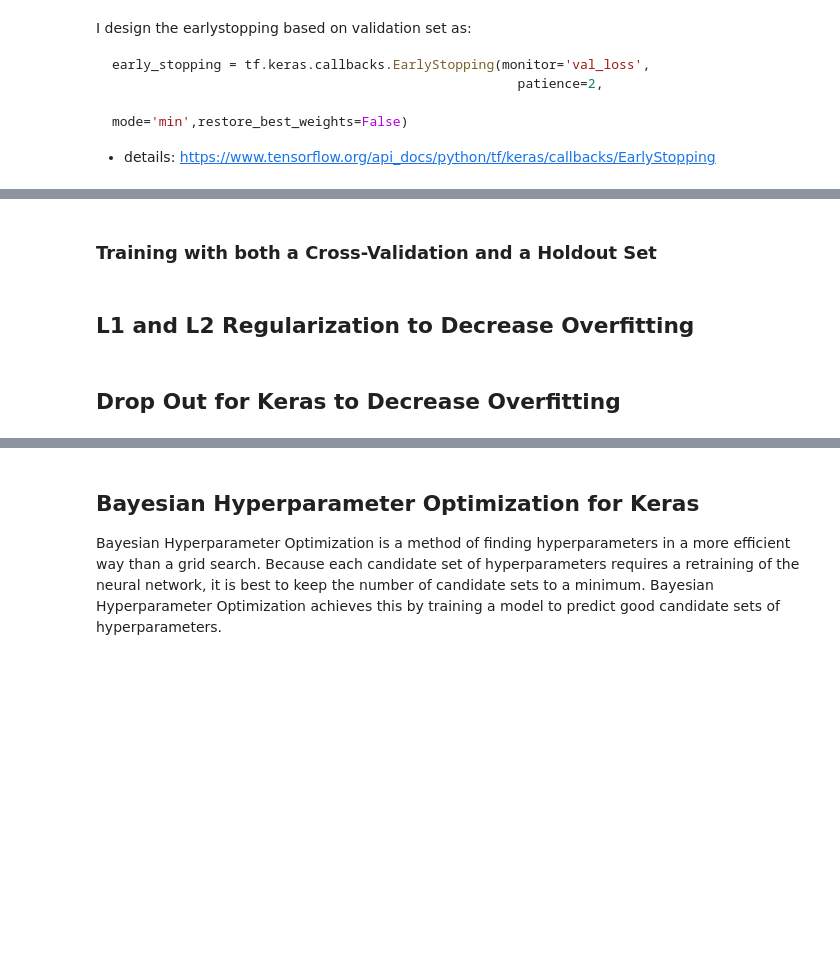
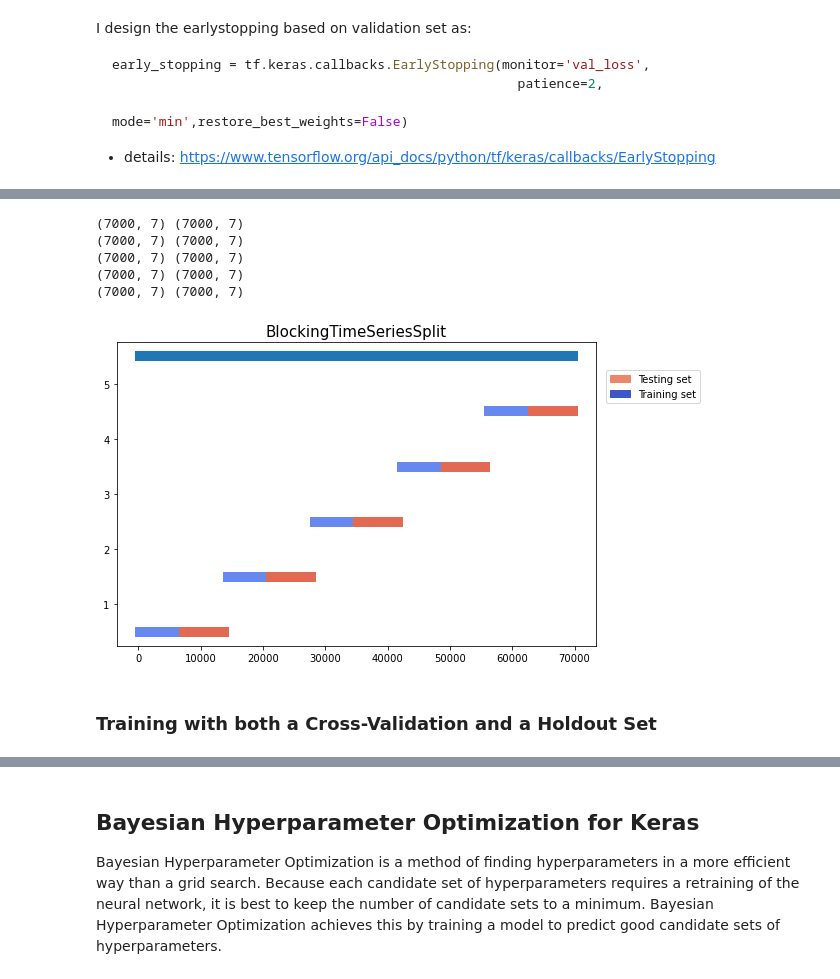
Before and after one commit to 123mitnik/Crypto_Forecasting_kaggle, a Jupyter notebook: RNN_forecasting.ipynb, the cells around one changed output, grey strips where cells are left out. Cells and saved outputs as stored; diff of their text form; code cells hidden in the pictures; blank space fills up the shorter version.

```diff
--- a/RNN_forecasting.ipynb
+++ b/RNN_forecasting.ipynb
@@ -322,4 +289,16 @@ from sklearn.model_selection import KFold
+# %%
+from script.RNN.kfoldwindow import BlockingTimeSeriesSplit, plot_cv_indices
+tscv = BlockingTimeSeriesSplit(n_splits = 5, X=df)
+for train_index, test_index in tscv.split(X=df):
+    cv_train, cv_test = df.iloc[train_index], df.iloc[test_index]
+    print(cv_train.shape,cv_test.shape)
+plot_cv_indices(tscv, X=tscv.X)
+# %% [output]
+(7000, 7) (7000, 7)
+(7000, 7) (7000, 7)
+(7000, 7) (7000, 7)
+(7000, 7) (7000, 7)
+(7000, 7) (7000, 7)
+[figure, added]
 # %% [markdown]
 ### Training with both a Cross-Validation and a Holdout Set
-# %% [markdown]
-## L1 and L2 Regularization to Decrease Overfitting
@@ -329,2 +304,0 @@ from tensorflow.keras import regularizers
-# %% [markdown]
-## Drop Out for Keras to Decrease Overfitting
```
Also changed, not shown: parts of 46 cells of this notebook, 4 other files.
